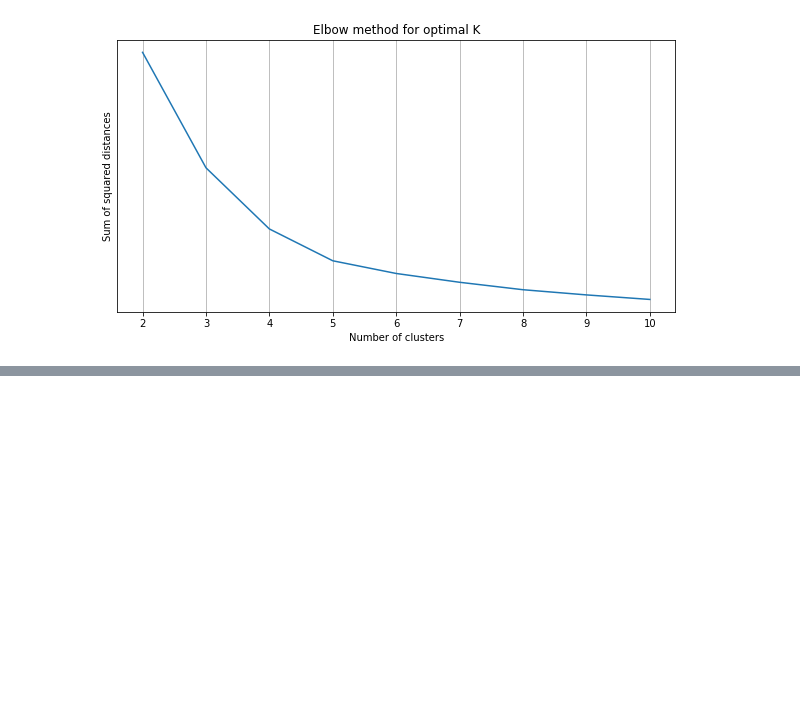
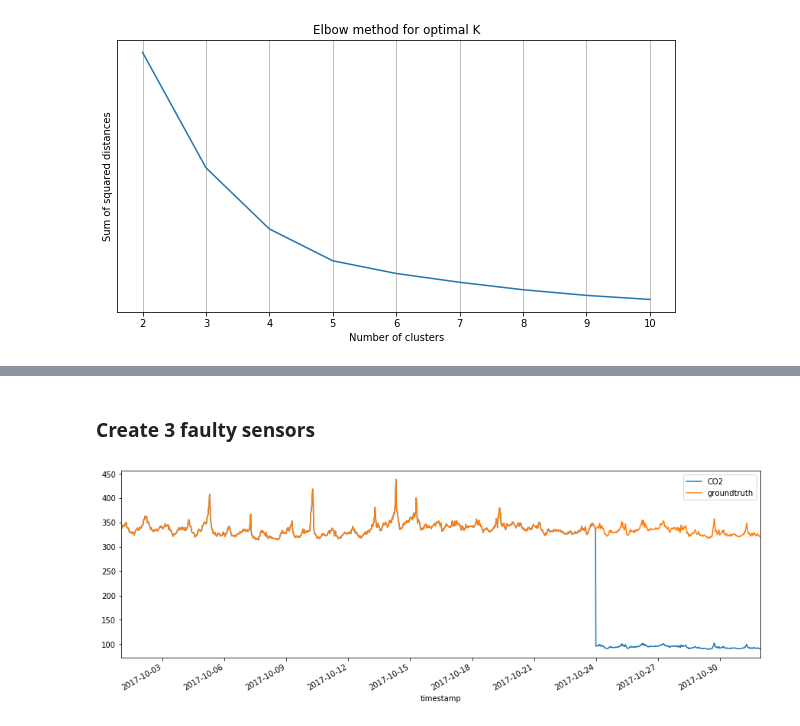
Before and after one commit to joelmfonseca/COM-503, a Jupyter notebook: mini_project/mini_project.ipynb, the cells around one changed output, grey strips where cells are left out. Cells and saved outputs as stored; diff of their text form; code cells hidden in the pictures; blank space fills up the shorter version.

Commit message:
defined faulty sensor function

```diff
--- a/mini_project/mini_project.ipynb
+++ b/mini_project/mini_project.ipynb
@@ -272,3 +270,26 @@ Despite a request to the teaching staff for information about how to properly mo
 ![caption](figures/faulty_sensor_from_homework.png)
 
 Hence, we will model a faulty sensor as one that undergoes a drift (up or down) and a rescale in amplitude.
+# %% [markdown]
+### Create 3 faulty sensors
+# %%
+def generate_faulty_sensors(df, sensors, failure_date=24):
+
+    for sensor in sensors:
+        co2_measurments = df[df['LocationName'] == sensor]['CO2'].copy()
+        df.loc[df['LocationName'] == sensor,'groundtruth'] = co2_measurments.copy()
+        condition = co2_measurments.index.day >= failure_date
+        std = np.std(co2_measurments.values)
+        drift = 40
+        pourcentage = 25/100
+        co2_measurments.loc[condition] = (co2_measurments.loc[condition] - drift)/std/pourcentage
+        df.loc[df['LocationName'] == sensor, 'CO2'] = co2_measurments
+# %%
+df_mth = mth.copy()
+generate_faulty_sensors(df_mth, ['AJGR'])
+
+fig, ax = plt.subplots(figsize=(15,5))
+df_mth[df_mth['LocationName'] == 'AJGR'][['CO2', 'groundtruth']].plot(ax=ax)
+plt.show()
+# %% [output]
+[figure, added]
```
Also changed, not shown: parts of 3 cells of this notebook, 1 other file.
